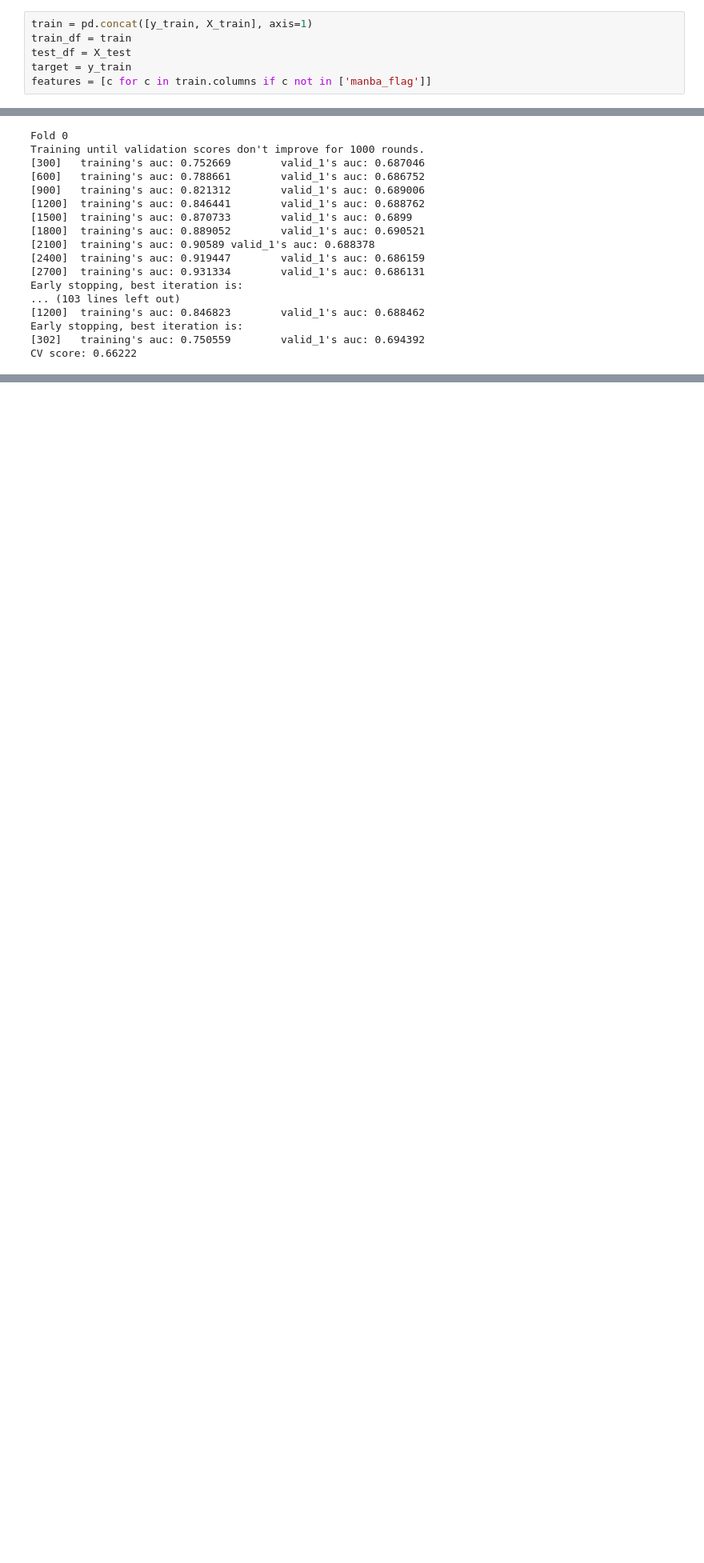
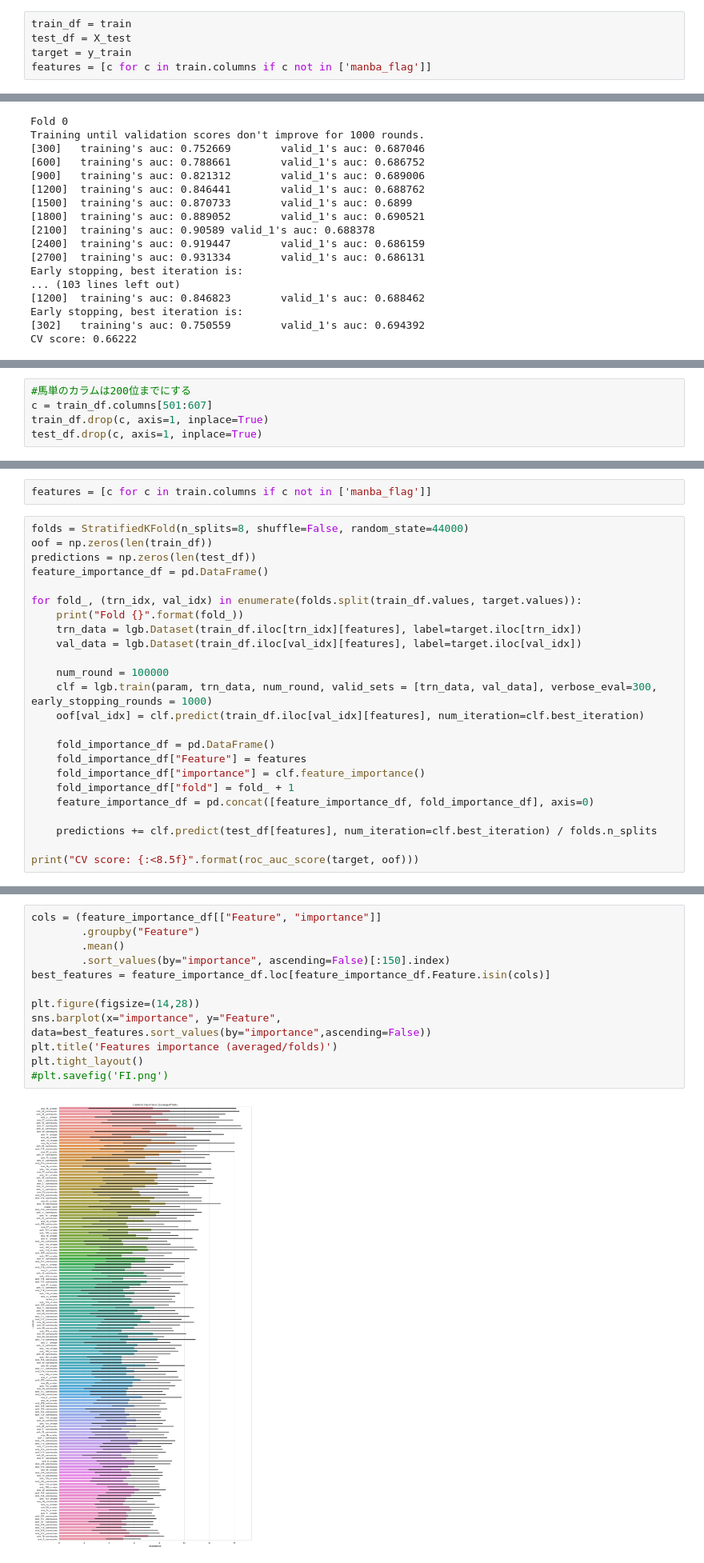
Before and after one commit to HirokiNarita/keiba_prediction, a Jupyter notebook: manba_model.ipynb, the cells around one changed output, grey strips where cells are left out. Shown at 80% size. Saved outputs shown, nothing was run; the diff lists cells and outputs as text; blank space fills up the shorter version.

```diff
--- a/manba_model.ipynb
+++ b/manba_model.ipynb
@@ -161,7 +146,6 @@ param = {
     'verbosity': 1
 }
 # %%
-train = pd.concat([y_train, X_train], axis=1)
 train_df = train
 test_df = X_test
 target = y_train
@@ -243,0 +283,5 @@ KeyboardInterrupt:
+# %%
+#馬単のカラムは200位までにする
+c = train_df.columns[501:607]
+train_df.drop(c, axis=1, inplace=True)
+test_df.drop(c, axis=1, inplace=True)
@@ -243,0 +303,26 @@ KeyboardInterrupt:
+# %%
+features = [c for c in train.columns if c not in ['manba_flag']]
+# %%
+folds = StratifiedKFold(n_splits=8, shuffle=False, random_state=44000)
+oof = np.zeros(len(train_df))
+predictions = np.zeros(len(test_df))
+feature_importance_df = pd.DataFrame()
+
+for fold_, (trn_idx, val_idx) in enumerate(folds.split(train_df.values, target.values)):
+    print("Fold {}".format(fold_))
+    trn_data = lgb.Dataset(train_df.iloc[trn_idx][features], label=target.iloc[trn_idx])
+    val_data = lgb.Dataset(train_df.iloc[val_idx][features], label=target.iloc[val_idx])
+
+    num_round = 100000
+    clf = lgb.train(param, trn_data, num_round, valid_sets = [trn_data, val_data], verbose_eval=300, early_stopping_rounds = 1000)
+    oof[val_idx] = clf.predict(train_df.iloc[val_idx][features], num_iteration=clf.best_iteration)
+
+    fold_importance_df = pd.DataFrame()
+    fold_importance_df["Feature"] = features
+    fold_importance_df["importance"] = clf.feature_importance()
+    fold_importance_df["fold"] = fold_ + 1
+    feature_importance_df = pd.concat([feature_importance_df, fold_importance_df], axis=0)
+
+    predictions += clf.predict(test_df[features], num_iteration=clf.best_iteration) / folds.n_splits
+
+print("CV score: {:<8.5f}".format(roc_auc_score(target, oof)))
@@ -243,0 +347,14 @@ KeyboardInterrupt:
+# %%
+cols = (feature_importance_df[["Feature", "importance"]]
+        .groupby("Feature")
+        .mean()
+        .sort_values(by="importance", ascending=False)[:150].index)
+best_features = feature_importance_df.loc[feature_importance_df.Feature.isin(cols)]
+
+plt.figure(figsize=(14,28))
+sns.barplot(x="importance", y="Feature", data=best_features.sort_values(by="importance",ascending=False))
+plt.title('Features importance (averaged/folds)')
+plt.tight_layout()
+#plt.savefig('FI.png')
+# %% [output]
+[figure, added]
```
Also changed, not shown: parts of 58 cells of this notebook, 1 other file.
